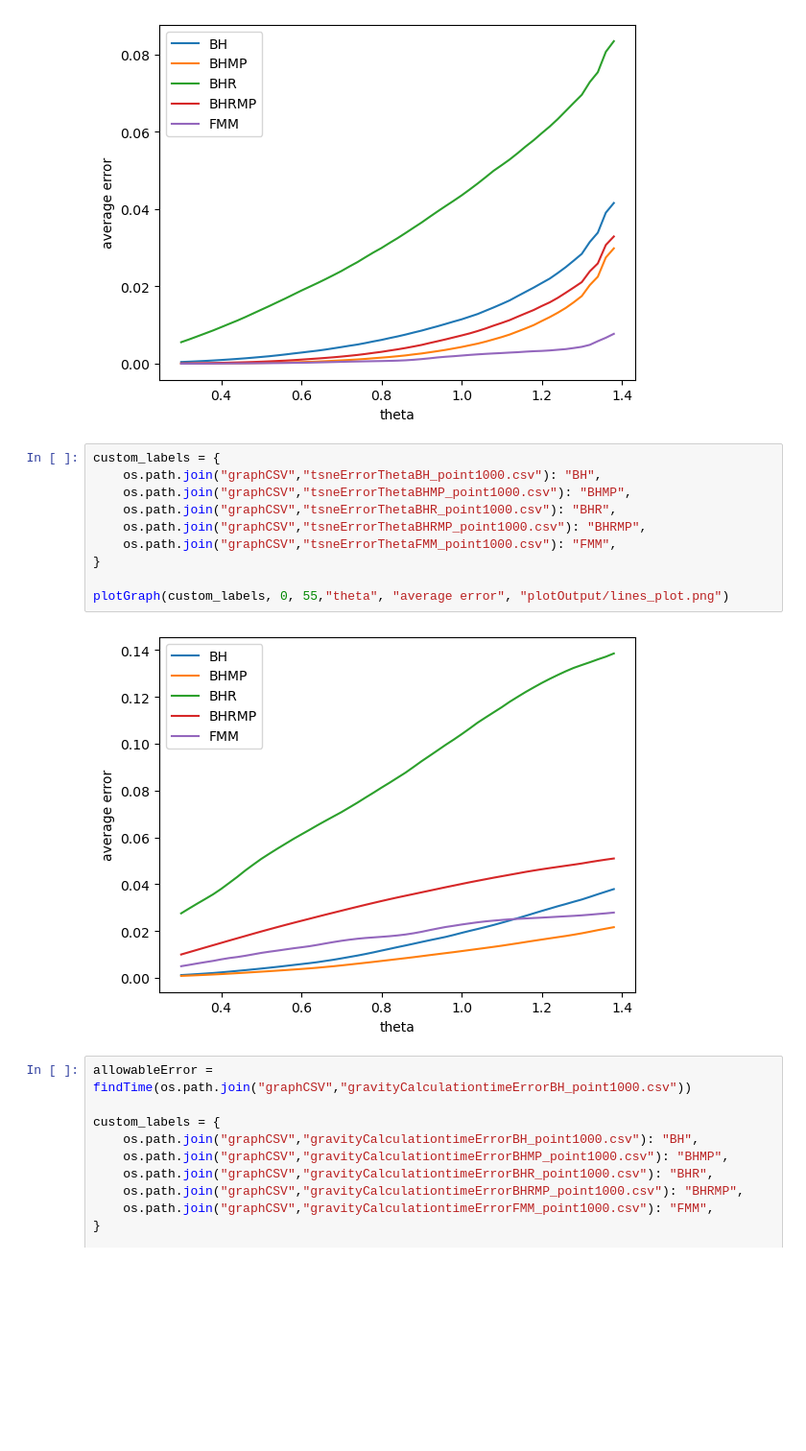
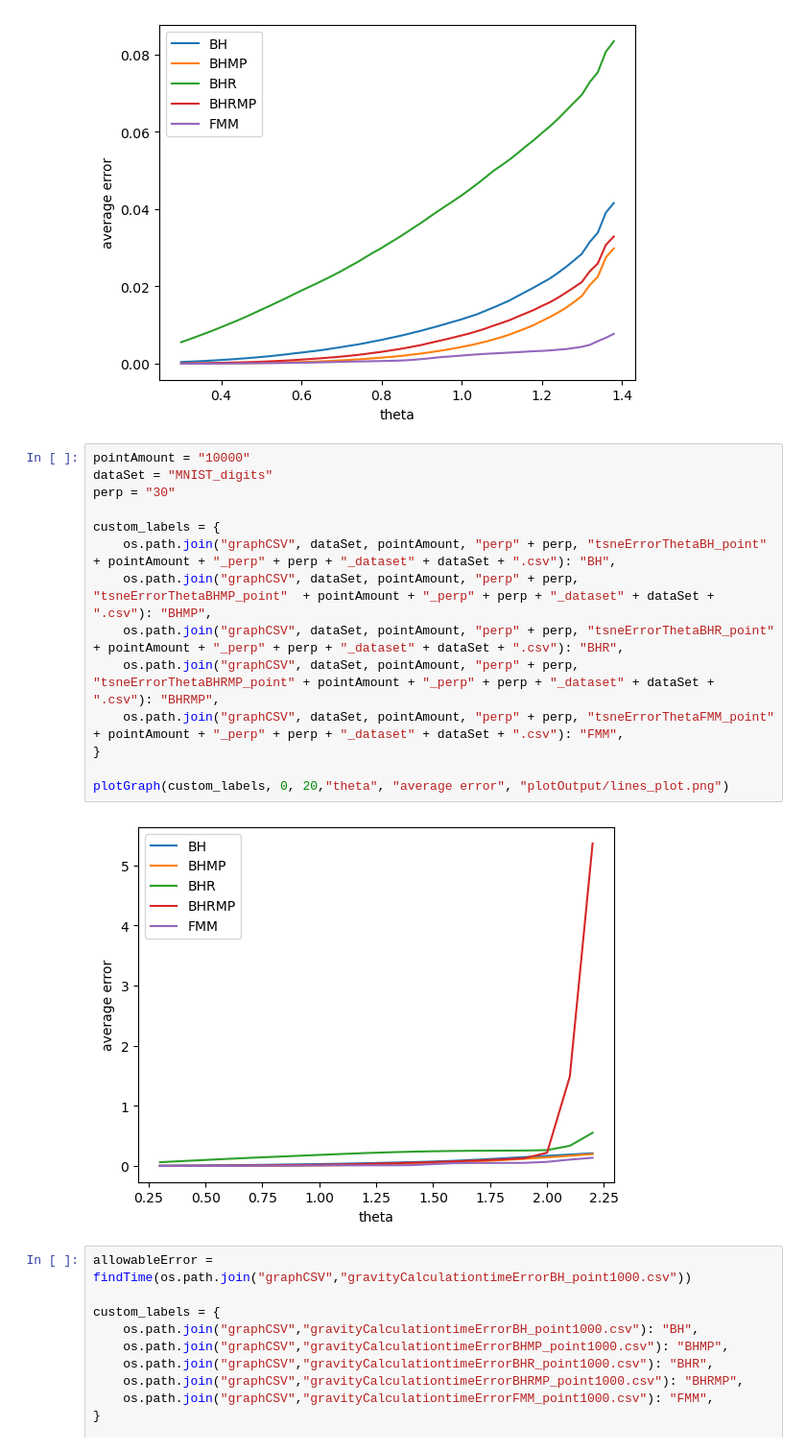
Before and after one commit to LucasFurer/MasterThesisLucas, a Jupyter notebook: grapher.ipynb, the cells around one changed output. Shown at 96% size. Saved outputs shown, nothing was run; the diff lists cells and outputs as text; blank space fills up the shorter version.

```diff
--- a/grapher.ipynb
+++ b/grapher.ipynb
@@ -152,17 +162,21 @@ plotGraph(custom_labels, 0, 55,"theta", "average error", "plotOutput/lines_plot.
 # %% [output]
 [figure]
 # %%
+pointAmount = "10000"
+dataSet = "MNIST_digits"
+perp = "30"
+
 custom_labels = {
-    os.path.join("graphCSV","tsneErrorThetaBH_point1000.csv"): "BH",
-    os.path.join("graphCSV","tsneErrorThetaBHMP_point1000.csv"): "BHMP",
-    os.path.join("graphCSV","tsneErrorThetaBHR_point1000.csv"): "BHR",
-    os.path.join("graphCSV","tsneErrorThetaBHRMP_point1000.csv"): "BHRMP",
-    os.path.join("graphCSV","tsneErrorThetaFMM_point1000.csv"): "FMM",
+    os.path.join("graphCSV", dataSet, pointAmount, "perp" + perp, "tsneErrorThetaBH_point"    + pointAmount + "_perp" + perp + "_dataset" + dataSet + ".csv"): "BH",
+    os.path.join("graphCSV", dataSet, pointAmount, "perp" + perp, "tsneErrorThetaBHMP_point"  + pointAmount + "_perp" + perp + "_dataset" + dataSet + ".csv"): "BHMP",
+    os.path.join("graphCSV", dataSet, pointAmount, "perp" + perp, "tsneErrorThetaBHR_point"   + pointAmount + "_perp" + perp + "_dataset" + dataSet + ".csv"): "BHR",
+    os.path.join("graphCSV", dataSet, pointAmount, "perp" + perp, "tsneErrorThetaBHRMP_point" + pointAmount + "_perp" + perp + "_dataset" + dataSet + ".csv"): "BHRMP",
+    os.path.join("graphCSV", dataSet, pointAmount, "perp" + perp, "tsneErrorThetaFMM_point"   + pointAmount + "_perp" + perp + "_dataset" + dataSet + ".csv"): "FMM",
 }
 
-plotGraph(custom_labels, 0, 55,"theta", "average error", "plotOutput/lines_plot.png")
+plotGraph(custom_labels, 0, 20,"theta", "average error", "plotOutput/lines_plot.png")
 # %% [output]
-[figure, old version]
+[figure, new version]
 # %%
 allowableError = findTime(os.path.join("graphCSV","gravityCalculationtimeErrorBH_point1000.csv"))
 
```
Also changed, not shown: parts of 4 cells of this notebook, 50 other files.
